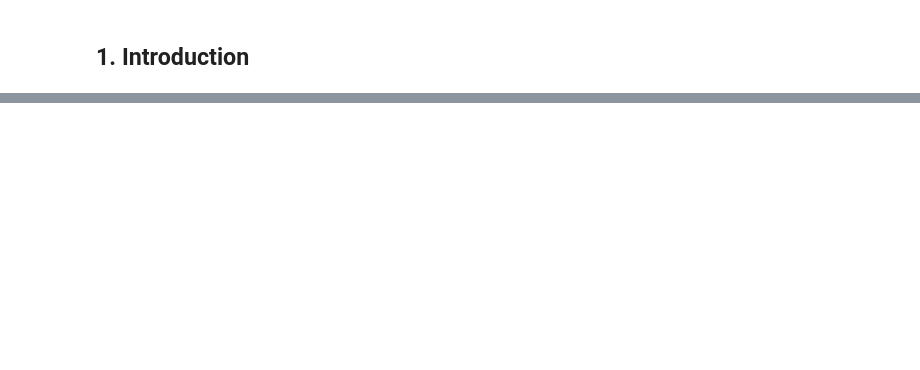
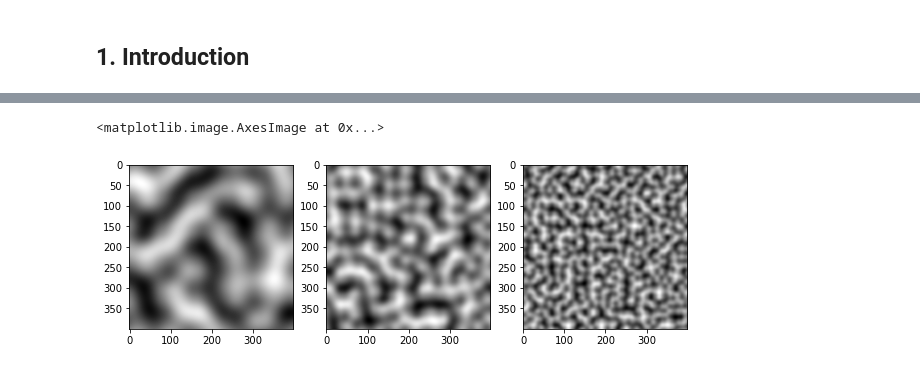
Before and after one commit to faeron8/Perlin-Noise-Research-2022, a Jupyter notebook: Perlin_noise.ipynb, the cells around one changed output, grey strips where cells are left out. Saved outputs shown, nothing was run; the diff lists cells and outputs as text; code cells hidden in the pictures; blank space fills up the shorter version.

```diff
--- a/Perlin_noise.ipynb
+++ b/Perlin_noise.ipynb
@@ -93,0 +224,22 @@ plt.show()
+# %%
+'''
+Now let's tweak the size of the array
+and the distance between the nodes,
+to change the granularity and plot
+different variations of Perlin noise.
+'''
+
+img1 = generate_2D_perlin_noise(400, 80)
+plt.subplot(1, 3, 1)
+plt.imshow(img1, cmap='gray')
+
+img2 = generate_2D_perlin_noise(400, 40)
+plt.subplot(1, 3, 2)
+plt.imshow(img2, cmap='gray')
+
+img3 = generate_2D_perlin_noise(400, 20)
+plt.subplot(1, 3, 3)
+plt.imshow(img3, cmap='gray')
+# %% [output]
+<matplotlib.image.AxesImage at 0x...>
+[figure, added]
```
Also changed, not shown: parts of 36 cells of this notebook.
